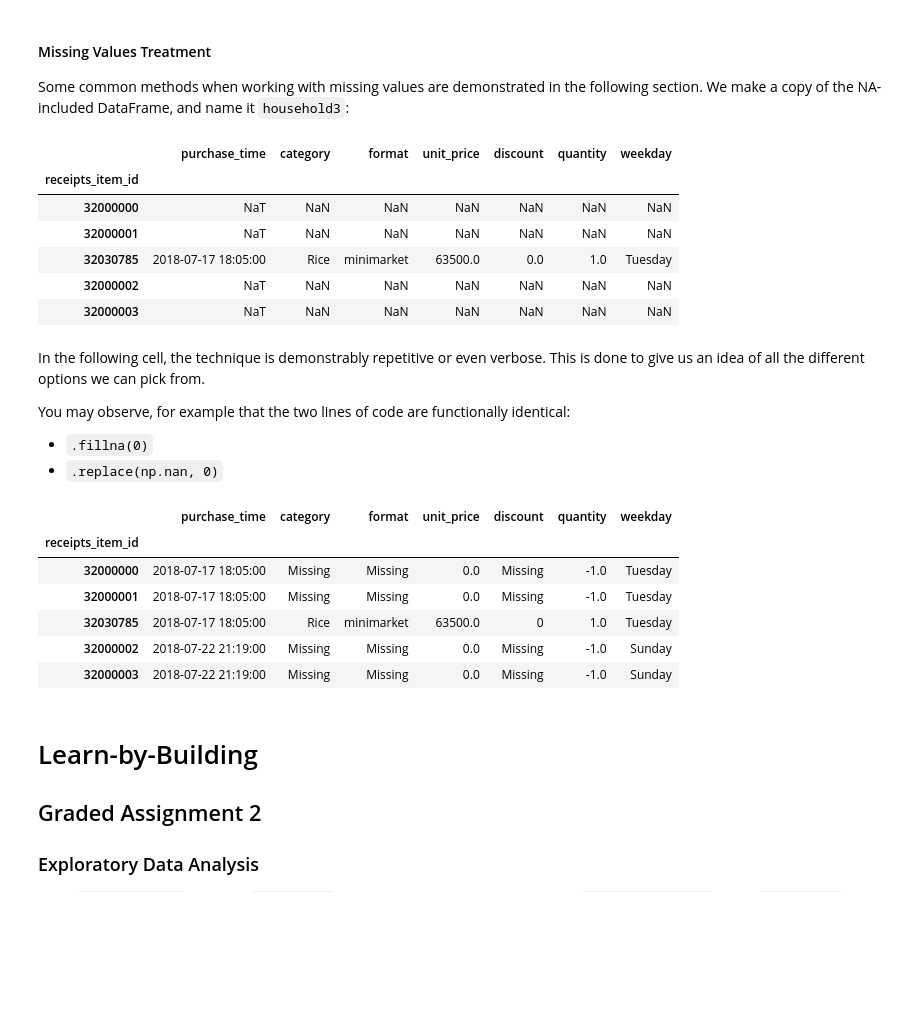
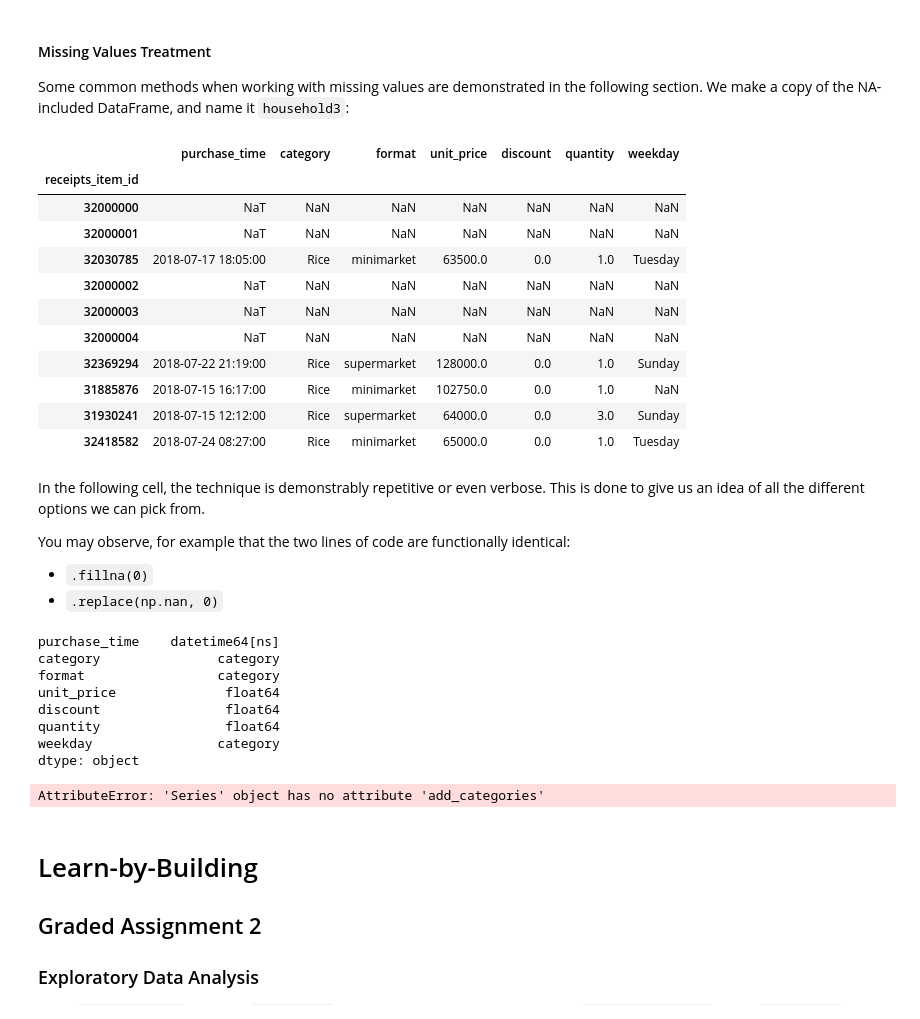
Before and after one commit to natali/dataanalysis, a Jupyter notebook: 2_Exploratory_Data_Analysis2.ipynb, the cells around one changed output. Drawn from its saved outputs; the diff is of its cells as text; code cells hidden in the pictures; blank space fills up the shorter version.

```diff
--- a/2_Exploratory_Data_Analysis2.ipynb
+++ b/2_Exploratory_Data_Analysis2.ipynb
@@ -745,34 +813,40 @@ Going back to `household2`: what is a reasonable strategy? List them down or in
 Some common methods when working with missing values are demonstrated in the following section. We make a copy of the NA-included DataFrame, and name it `household3`:
 # %%
 household3 = household2.copy()
-household3.head()
+household3.head(10)
 # %% [output]
 |  | purchase_time | category | format | unit_price | discount | quantity | weekday |
 | receipts_item_id |  |  |  |  |  |  |  |
 | 32000000 | NaT | NaN | NaN | NaN | NaN | NaN | NaN |
 | 32000001 | NaT | NaN | NaN | NaN | NaN | NaN | NaN |
 | 32030785 | 2018-07-17 18:05:00 | Rice | minimarket | 63500.0 | 0.0 | 1.0 | Tuesday |
 | 32000002 | NaT | NaN | NaN | NaN | NaN | NaN | NaN |
 | 32000003 | NaT | NaN | NaN | NaN | NaN | NaN | NaN |
+| 32000004 | NaT | NaN | NaN | NaN | NaN | NaN | NaN |
+| 32369294 | 2018-07-22 21:19:00 | Rice | supermarket | 128000.0 | 0.0 | 1.0 | Sunday |
+| 31885876 | 2018-07-15 16:17:00 | Rice | minimarket | 102750.0 | 0.0 | 1.0 | NaN |
+| 31930241 | 2018-07-15 12:12:00 | Rice | supermarket | 64000.0 | 0.0 | 3.0 | Sunday |
+| 32418582 | 2018-07-24 08:27:00 | Rice | minimarket | 65000.0 | 0.0 | 1.0 | Tuesday |
 # %% [markdown]
 In the following cell, the technique is demonstrably repetitive or even verbose. This is done to give us an idea of all the different options we can pick from.
 
 You may observe, for example that the two lines of code are functionally identical:
 - `.fillna(0)`
 - `.replace(np.nan, 0)`
-# %%
-household3[['category', 'format','discount']] = household3[['category', 'format','discount']].fillna('Missing')
-household3.unit_price = household3.unit_price.fillna(0)
-household3.purchase_time = household3.fillna(method='bfill')
-household3.weekday = household3.purchase_time.dt.weekday_name
-household3.quantity = household3.quantity.replace(np.nan, -1)
-
-household3.head()
-# %% [output]
-|  | purchase_time | category | format | unit_price | discount | quantity | weekday |
-| receipts_item_id |  |  |  |  |  |  |  |
-| 32000000 | 2018-07-17 18:05:00 | Missing | Missing | 0.0 | Missing | -1.0 | Tuesday |
-| 32000001 | 2018-07-17 18:05:00 | Missing | Missing | 0.0 | Missing | -1.0 | Tuesday |
-| 32030785 | 2018-07-17 18:05:00 | Rice | minimarket | 63500.0 | 0 | 1.0 | Tuesday |
-| 32000002 | 2018-07-22 21:19:00 | Missing | Missing | 0.0 | Missing | -1.0 | Sunday |
-| 32000003 | 2018-07-22 21:19:00 | Missing | Missing | 0.0 | Missing | -1.0 | Sunday |
+# %%
+household3.dtypes
+# %% [output]
+purchase_time    datetime64[ns]
+category               category
+format                 category
+unit_price              float64
+discount                float64
+quantity                float64
+weekday                category
+dtype: object
+# %%
+#household3 = household3[['category', 'format','discount']].add_categories('Missing')
+household3['category'] = household3['category'].add_categories('Missing')
+household3[['category', 'format','discount']] = household3[['category', 'format','discount']].fillna('Missing')
+# %% [output]
+AttributeError: 'Series' object has no attribute 'add_categories'
```
Also changed, not shown: parts of 18 cells of this notebook, 10 other files.
